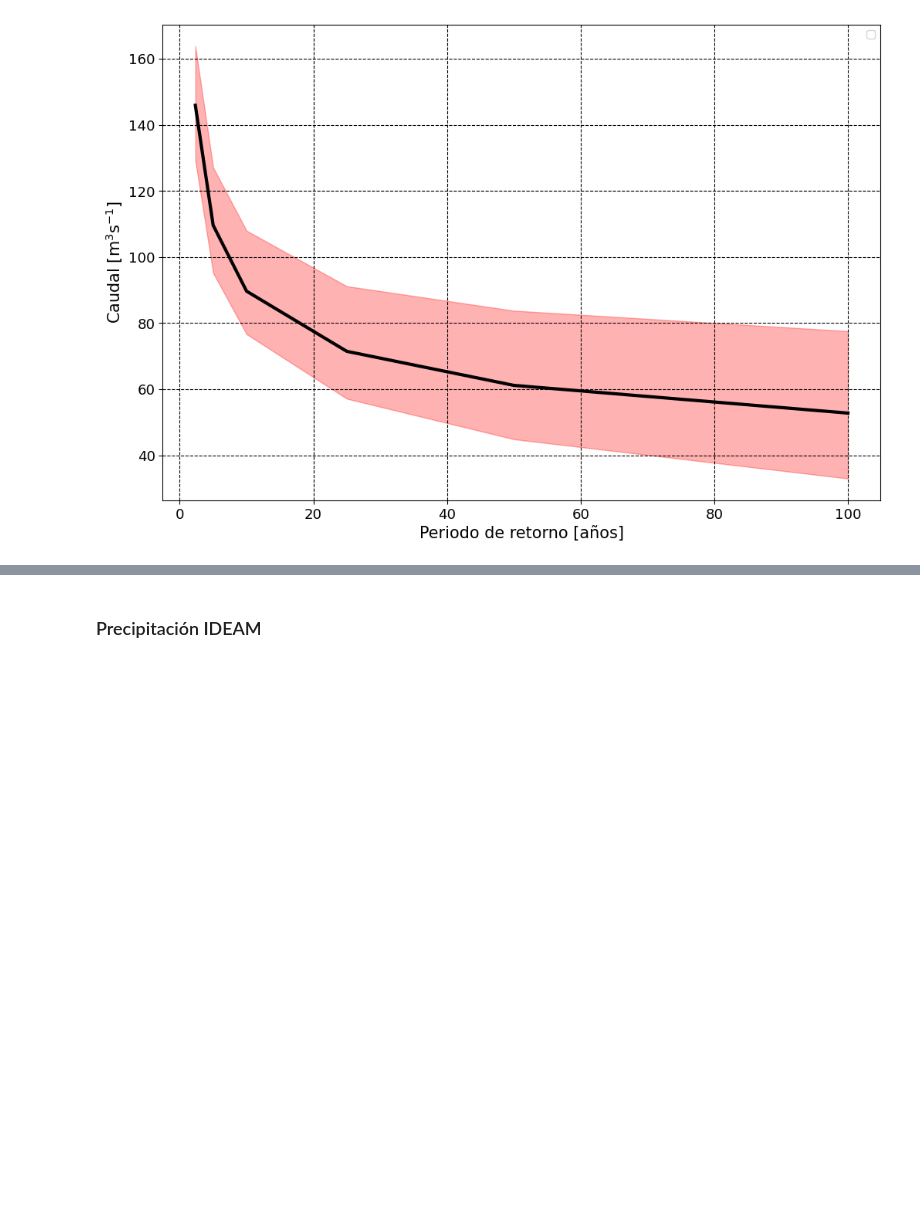
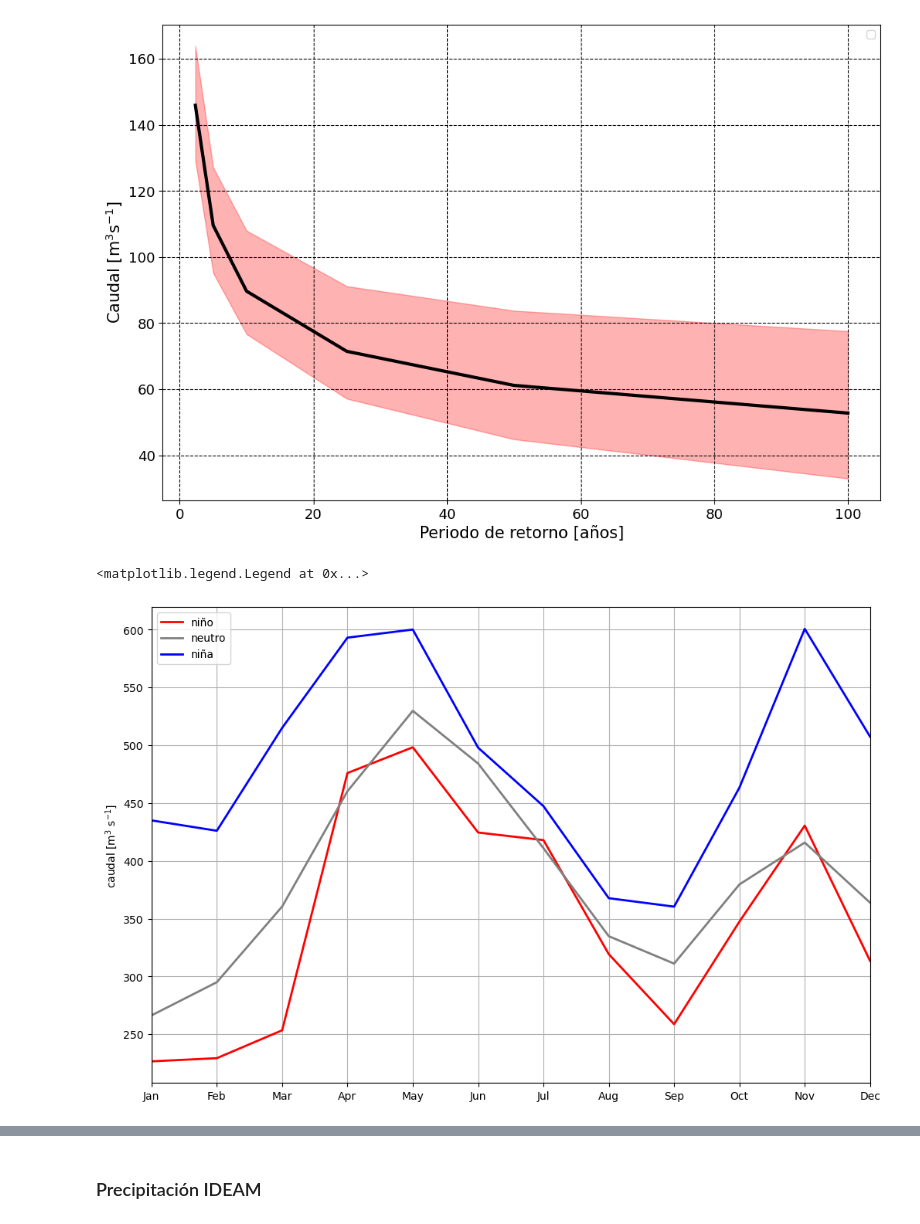
Before and after one commit to Juliant06/hidrologia_saldana, a Jupyter notebook: hidrologia_saldana.ipynb, the cells around one changed output, grey strips where cells are left out. Cells and saved outputs as stored; diff of their text form; code cells hidden in the pictures; blank space fills up the shorter version.

Commit message:
adicion influenci enso, correccion numpy y punto de cierre fd2

```diff
--- a/hidrologia_saldana.ipynb
+++ b/hidrologia_saldana.ipynb
@@ -578,3 +578,31 @@ plt.legend()
 No artists with labels found to put in legend.  Note that artists whose label start with an underscore are ignored when legend() is called with no argument.
 <matplotlib.legend.Legend at 0x...>
 [figure]
+# %%
+df_clasificado = funciones_hidrologicas.clasificar_enso(df_rellenado)
+# %%
+# Ploteo de la informacion
+import calendar
+df_enso = df_clasificado.dropna()
+fases = df_enso['enso_phase'].unique()
+fig = plt.figure(figsize=(12,8))
+months = list(range(1, 13))
+colors = {
+    'neutro':'gray',
+    'niña':'blue',
+    'niño':'red'
+}
+for fase in fases:
+    mask = df_enso['enso_phase'] == fase
+    slice = df_enso[mask].iloc[:,0]
+    ciclo_anual = funciones_hidrologicas.ciclo_anual(slice,0.1,'caudal')
+    plt.plot(ciclo_anual,color=colors[fase],label=f'{fase}',linewidth=2.0)
+
+plt.xticks(months, [calendar.month_abbr[m] for m in months])
+plt.ylabel('caudal [m$^3$ s$^{-1}$]')
+plt.xlim(1,12)
+plt.grid()
+plt.legend()
+# %% [output]
+<matplotlib.legend.Legend at 0x...>
+[figure, added]
```
Also changed, not shown: parts of 7 cells of this notebook, 7 other files.
